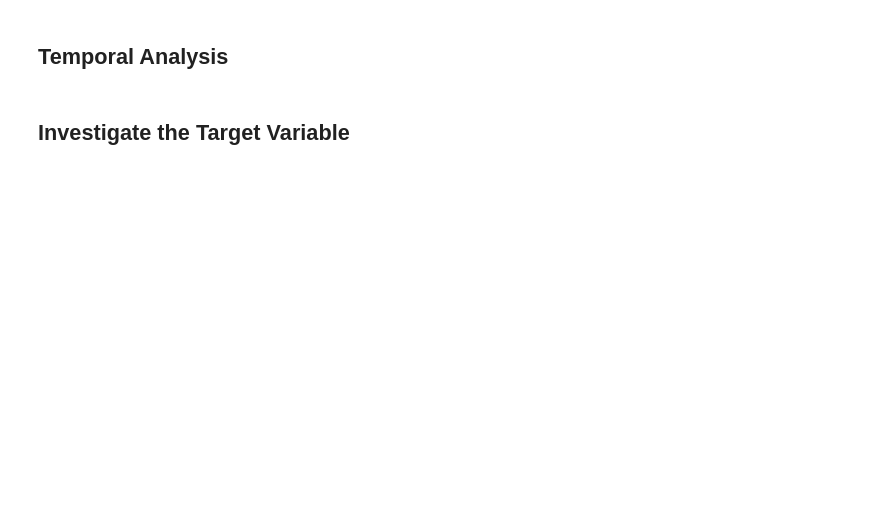
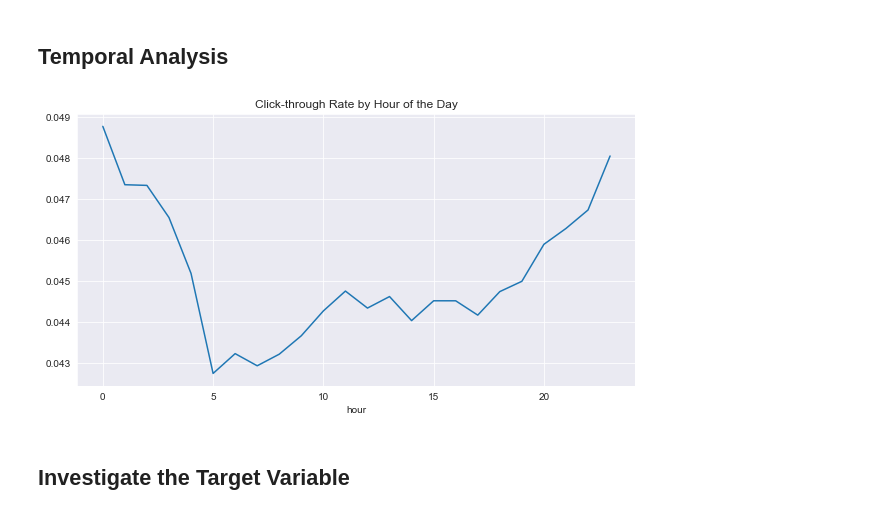
Before and after one commit to nbounatsos/dm_projects, a Jupyter notebook: Assignment 2/ass_nick.ipynb, the cells around one changed output. Cells and saved outputs as stored; diff of their text form; code cells hidden in the pictures; blank space fills up the shorter version.

```diff
--- a/Assignment 2/ass_nick.ipynb
+++ b/Assignment 2/ass_nick.ipynb
@@ -54,16 +108,18 @@ Blah blah
 # %% [markdown]
 ## Temporal Analysis
 # %%
-# # Assuming 'date_time' is a string, convert it to a datetime object
-# X['date_time'] = pd.to_datetime(X['date_time'])
-#
-# # Example: Click-through rate by hour of the day
-# X['hour'] = X['date_time'].dt.hour
-# click_rate_by_hour = X.groupby('hour')['click_bool'].mean()
-# plt.figure(figsize=(10, 5))
-# click_rate_by_hour.plot(kind='line')
-# plt.title("Click-through Rate by Hour of the Day")
-# plt.show()
+# Assuming 'date_time' is a string, convert it to a datetime object
+df['date_time'] = pd.to_datetime(df['date_time'])
+
+# Example: Click-through rate by hour of the day
+df['hour'] = df['date_time'].dt.hour
+click_rate_by_hour = df.groupby('hour')['click_bool'].mean()
+plt.figure(figsize=(10, 5))
+click_rate_by_hour.plot(kind='line')
+plt.title("Click-through Rate by Hour of the Day")
+plt.show()
+# %% [output]
+[figure, added]
 # %% [markdown]
 ## Investigate the Target Variable
 # %%
```
Also changed, not shown: parts of 16 cells of this notebook.
